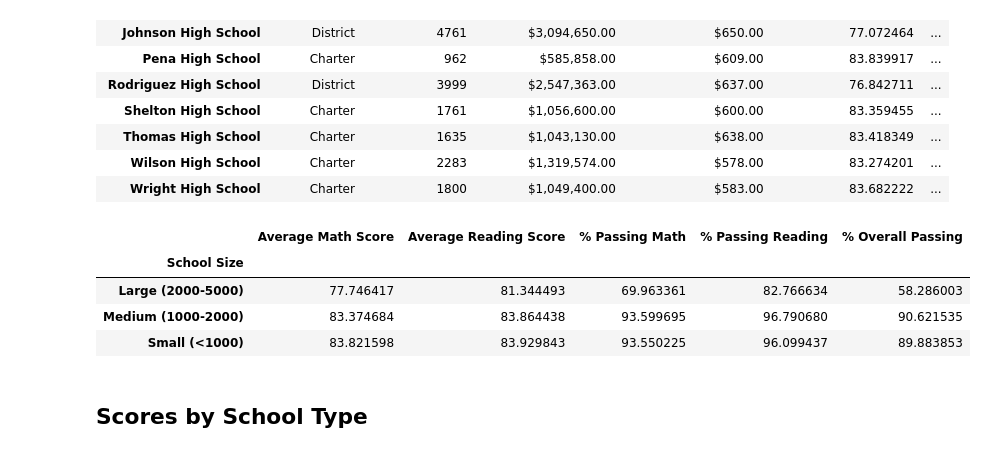
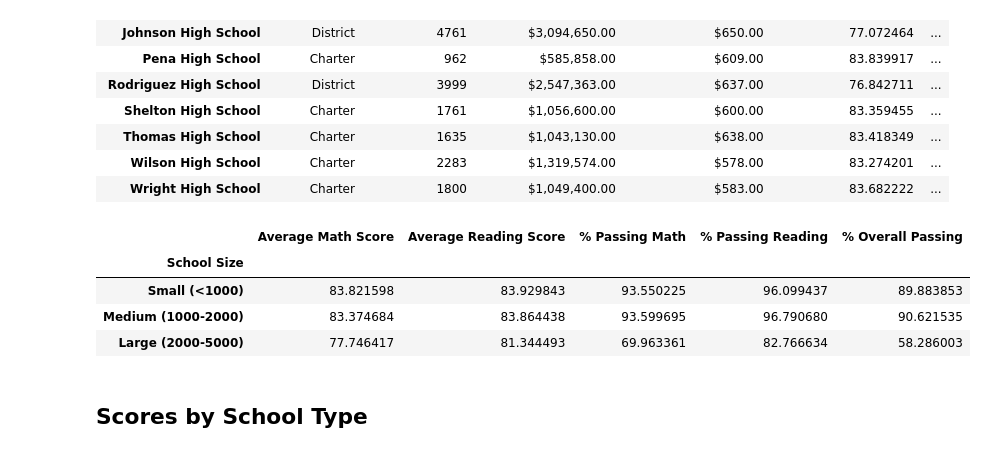
Before and after one commit to Jagar513/pandas-challenge, a Jupyter notebook: PyCitySchools/PyCitySchools.ipynb, the cells around one changed output. Cells and saved outputs as stored; diff of their text form; code cells hidden in the pictures.

```diff
--- a/PyCitySchools/PyCitySchools_starter.ipynb
+++ b/PyCitySchools/PyCitySchools.ipynb
@@ -112,4 +218,5 @@ per_school_reading =
 # %%
 # Calculate the number of students per school with math scores of 70 or higher from school_data_complete
-students_passing_math =
-school_students_passing_math =
+students_passing_math =students_passing_math = school_data_complete[school_data_complete["math_score"] >= 70]
+school_students_passing_math = students_passing_math.groupby("school_name")["student_name"].count()
+school_students_passing_math
@@ -116,4 +241,5 @@ school_students_passing_math =
 # %%
 # Calculate the number of students per school with reading scores of 70 or higher from school_data_complete
-students_passing_reading =
-school_students_passing_reading =
+students_passing_reading = school_data_complete[school_data_complete["reading_score"] >= 70]
+school_students_passing_reading = students_passing_reading.groupby("school_name")["student_name"].count()
+school_students_passing_reading
@@ -131,7 +355,16 @@ overall_passing_rate = school_students_passing_math_and_reading / per_school_cou
 # %%
 # Create a DataFrame called `per_school_summary` with columns for the calculations above.
-per_school_summary =
-
+per_school_summary = pd.DataFrame({
+    "School Type": school_types,
+    "Total Students": per_school_counts,
+    "Total School Budget": per_school_budget,
+    "Per Student Budget": per_school_capita,
+    "Average Math Score": per_school_math,
+    "Average Reading Score": per_school_reading,
+    "% Passing Math": per_school_passing_math,
+    "% Passing Reading": per_school_passing_reading,
+    "% Overall Passing": overall_passing_rate
+})
 # Formatting
 per_school_summary["Total School Budget"] = per_school_summary["Total School Budget"].map("${:,.2f}".format)
 per_school_summary["Per Student Budget"] = per_school_summary["Per Student Budget"].map("${:,.2f}".format)
@@ -330,7 +582,7 @@ labels = ["Small (<1000)", "Medium (1000-2000)", "Large (2000-5000)"]
 school_size_df = per_school_summary.copy()
 # %%
 # Use `pd.cut` on the per_school_counts Series from earlier to categorize school size based on the bins.
-school_size_df["School Size"] =
+school_size_df["School Size"] = pd.cut(per_school_counts, size_bins, labels=labels)
 
 # Convert School Size to a string
 school_size_df["School Size"] = school_size_df["School Size"].astype(str)
@@ -363,16 +615,25 @@ size_overall_passing = school_size_df.groupby(["School Size"])["% Overall Passin
 # %%
 # Create a DataFrame called `size_summary` that breaks down school performance based on school size (small, medium, or large).
 # Use the scores above to create a new DataFrame called `size_summary`
-size_summary =
+size_summary = pd.DataFrame({
+    "Average Math Score": size_math_scores,
+    "Average Reading Score": size_reading_scores,
+    "% Passing Math": size_passing_math,
+    "% Passing Reading": size_passing_reading,
+    "% Overall Passing": size_overall_passing
+})
+
+# Sort and display results
+size_summary = size_summary.sort_values(by="School Size", ascending=False)
 
 # Display results
 size_summary
 # %% [output]
 |  | Average Math Score | Average Reading Score | % Passing Math | % Passing Reading | % Overall Passing |
 | School Size |  |  |  |  |  |
+| Small (<1000) | 83.821598 | 83.929843 | 93.550225 | 96.099437 | 89.883853 |
+| Medium (1000-2000) | 83.374684 | 83.864438 | 93.599695 | 96.790680 | 90.621535 |
 | Large (2000-5000) | 77.746417 | 81.344493 | 69.963361 | 82.766634 | 58.286003 |
-| Medium (1000-2000) | 83.374684 | 83.864438 | 93.599695 | 96.790680 | 90.621535 |
-| Small (<1000) | 83.821598 | 83.929843 | 93.550225 | 96.099437 | 89.883853 |
 # %% [markdown]
 ## Scores by School Type
 # %%
```
Also changed, not shown: parts of 26 cells of this notebook.
